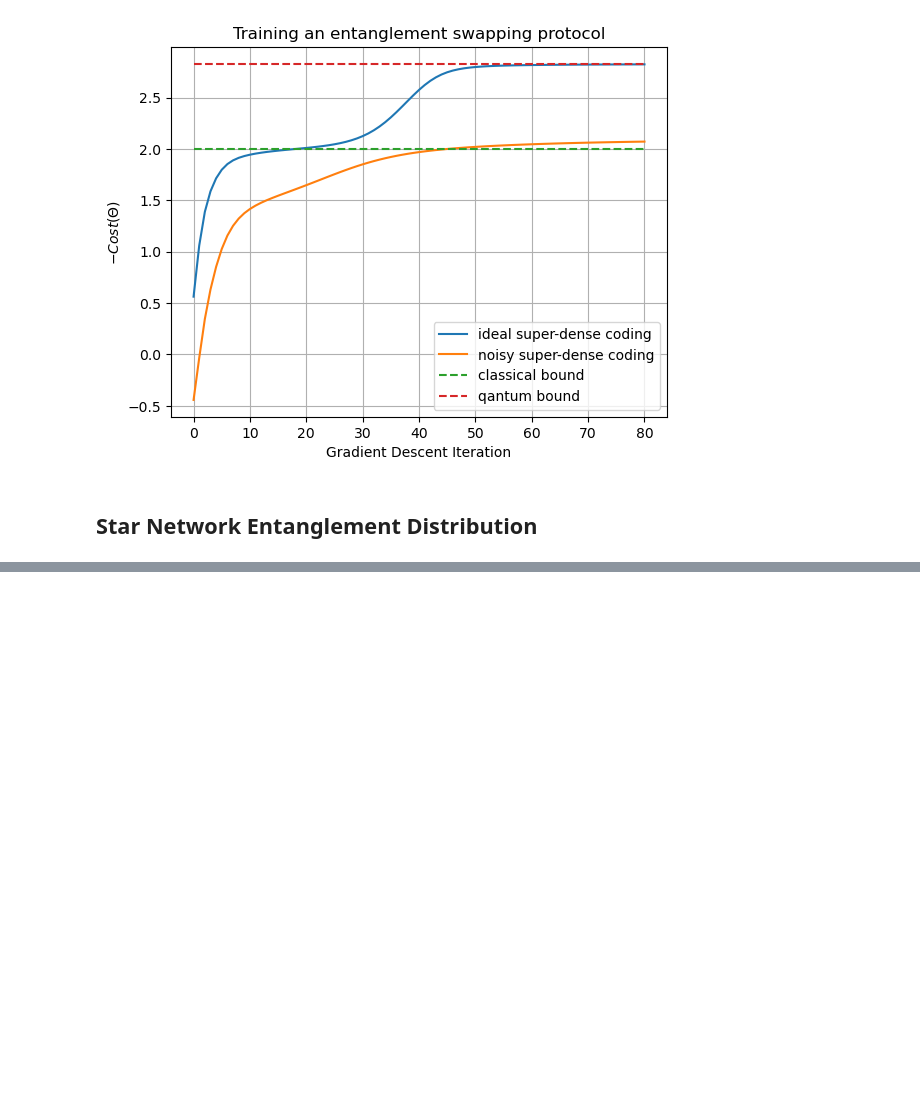
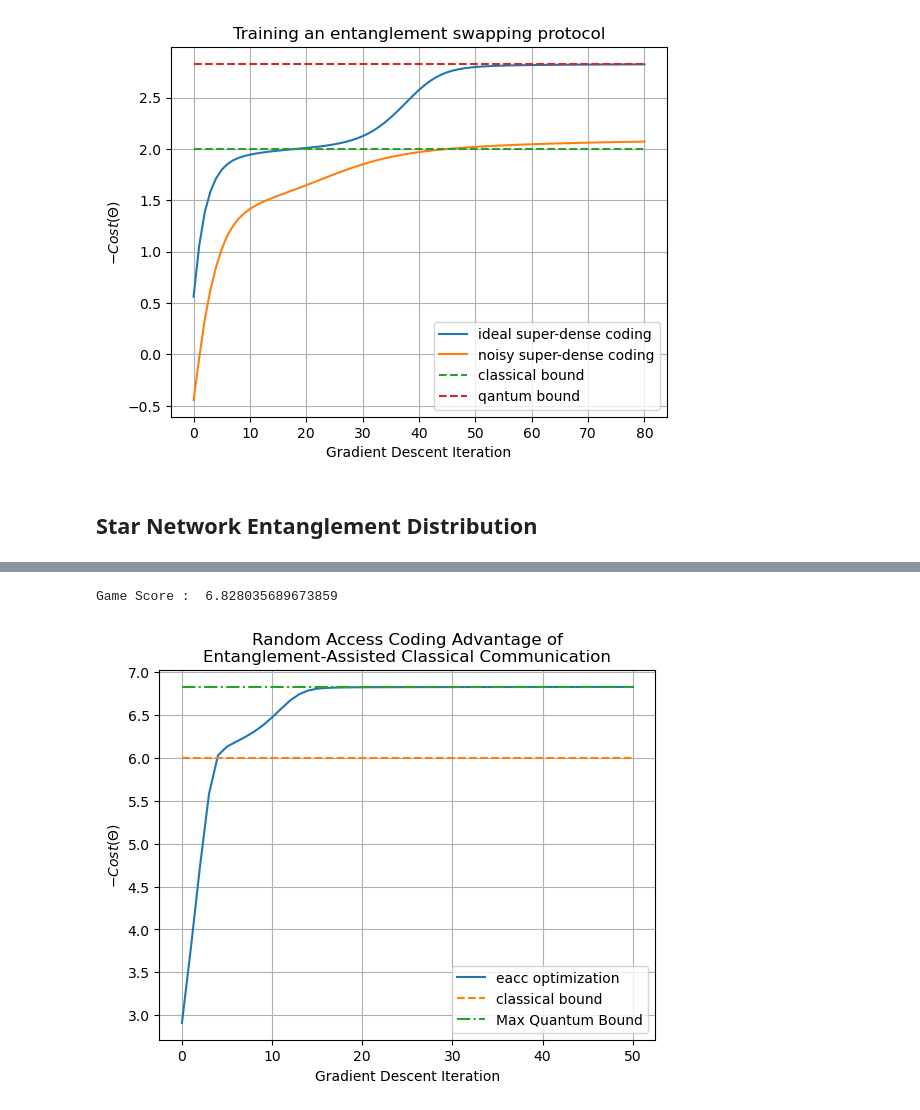
Before and after one commit to ChitambarLab/qNetVO, a Jupyter notebook: demos/training_locc_protocols.ipynb, the cells around one changed output, grey strips where cells are left out. Cells and saved outputs as stored; diff of their text form; code cells hidden in the pictures; blank space fills up the shorter version.

```diff
--- a/demos/training_locc_protocols.ipynb
+++ b/demos/training_locc_protocols.ipynb
@@ -719,7 +736,7 @@ elapsed time :  0.13211703300476074
 eacc_prep_node = [
     qnetvo.PrepareNode(
         wires=[0,1],
-        # ansatz_fn=qnetvo.ghz_state,
+        ansatz_fn=qnetvo.ghz_state,
     ),
 ]
 
@@ -746,29 +763,28 @@ def ea_decoder(settings, wires, cc_wires):
     qml.cond(
         cc_wires[0] == 0,
         qml.ArbitraryUnitary,
-    )(settings[0:15], wires=wires[0:2])
+    )(settings[0:3], wires=[wires[0]])
 
     qml.cond(
         cc_wires[0] == 1,
         qml.ArbitraryUnitary,
-    )(settings[15:30], wires=wires[0:2])
+    )(settings[3:6], wires=[wires[0]])
 
 
 ea_decoder_node = [
     qnetvo.CCReceiverNode(
-        wires=[1,2],
+        wires=[1],
         cc_wires_in=[0],
-        num_settings=30,
+        num_in=2,
+        num_settings=6,
         ansatz_fn=ea_decoder,
     )
 ]
 
-
-
 ea_measure_node = [
     qnetvo.MeasureNode(
-        wires=[1,2],
-        num_out=4,
+        wires=[1],
+        num_out=2,
     )
 ]
 eacc_ansatz = qnetvo.NetworkAnsatz(
@@ -780,7 +796,10 @@ eacc_ansatz = qnetvo.NetworkAnsatz(
 
 eacc_cost = qnetvo.linear_probs_cost_fn(
     eacc_ansatz,
-    np.eye(4),
+    np.array([
+        [1, 1, 1, 0, 0, 1, 0, 0],
+        [0, 0, 0, 1, 1, 0, 1, 1],
+    ]),
 )
 init_settings = eacc_ansatz.rand_network_settings()
 
@@ -788,7 +807,7 @@ eacc_opt_dict = qnetvo.gradient_descent(
     eacc_cost,
     init_settings,
     sample_width=1,
-    step_size=1,
+    step_size=0.8,
     num_steps=50,
     verbose=True,
 )
@@ -812,0 +832,17 @@ elapsed time :  0.27286720275878906
+# %%
+print("Game Score : ", eacc_opt_dict["opt_score"])
+
+plt.plot(range(len(eacc_opt_dict["scores"])), eacc_opt_dict["scores"], label="eacc optimization")
+plt.plot(range(len(eacc_opt_dict["scores"])), [6]*len(eacc_opt_dict["scores"]), "--", label="classical bound")
+plt.plot(range(len(eacc_opt_dict["scores"])), [4 + 2*np.sqrt(2)]*len(eacc_opt_dict["scores"]), "-.", label="Max Quantum Bound")
+
+plt.grid()
+
+plt.xlabel("Gradient Descent Iteration")
+plt.ylabel(r"$-Cost(\Theta)$")
+plt.legend()
+plt.title("Random Access Coding Advantage of\nEntanglement-Assisted Classical Communication")
+plt.show()
+# %% [output]
+Game Score :  6.828035689673859
+[figure, added]
```
Also changed, not shown: parts of 21 cells of this notebook.
